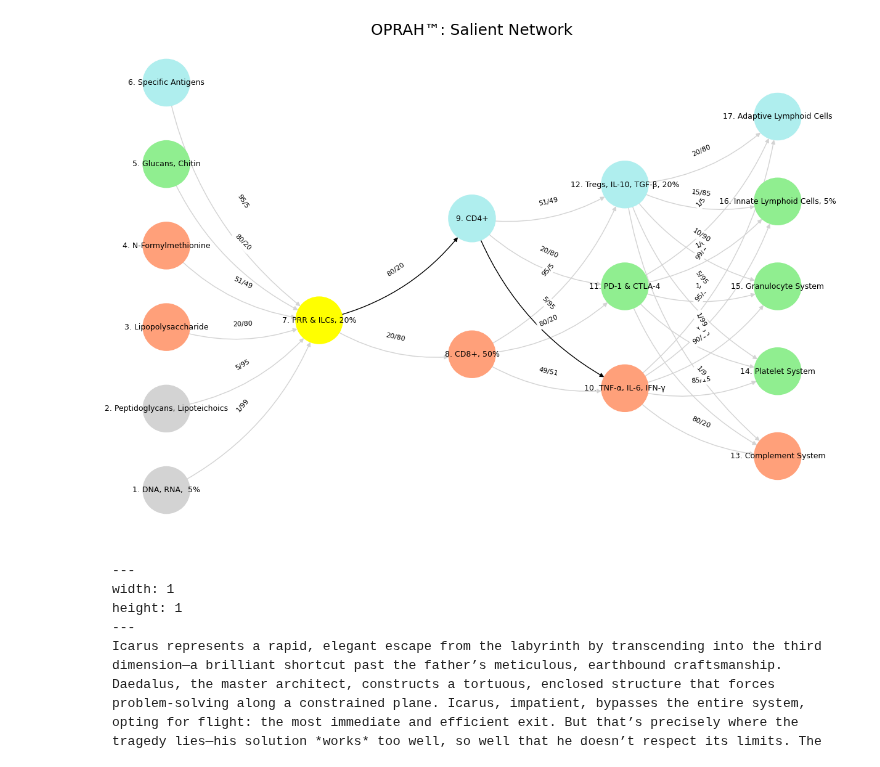
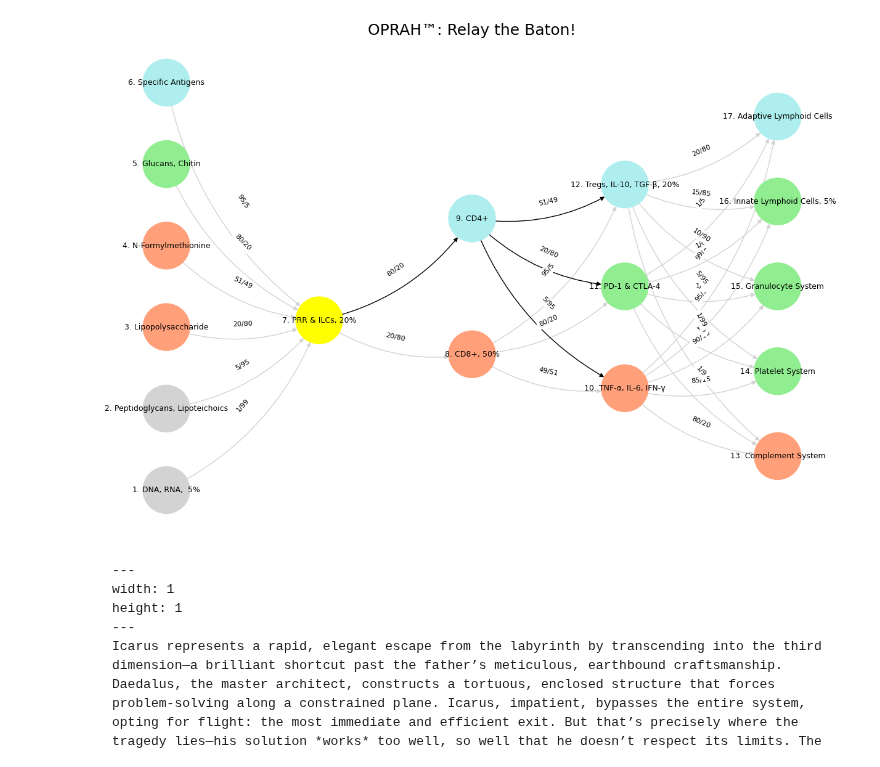
Before and after one commit to abikesa/artescienza, a Jupyter notebook: kitabo/ensi/_build/jupyter_execute/act3/part3/part3_3.ipynb, the cells around one changed output. Cells and saved outputs as stored; diff of their text form; code cells hidden in the pictures.

Commit message:
relay the baton!

````diff
--- a/kitabo/ensi/_build/jupyter_execute/act3/part3/part3_3.ipynb
+++ b/kitabo/ensi/_build/jupyter_execute/act3/part3/part3_3.ipynb
@@ -93,7 +93,9 @@ def define_edges():
 def define_black_edges():
     return {
         ('PRR & ILCs, 20%', 'CD4+'): '80/20',
-        ('CD4+', 'TNF-α, IL-6, IFN-γ'): '5/95'
+        ('CD4+', 'TNF-α, IL-6, IFN-γ'): '5/95',
+        ('CD4+', 'PD-1 & CTLA-4'): '20/80',
+        ('CD4+', 'Tregs, IL-10, TGF-β, 20%'): '51/49',
     }
 
 # Calculate node positions
@@ -125,35 +127,35 @@ def visualize_nn():
         positions = calculate_positions(nodes, x_offset=i * 2)
         for node, position in zip(nodes, positions):
             new_node = mapping[node]
             G.add_node(new_node, layer=layer_name)
             pos[new_node] = position
             node_colors.append(colors.get(node, 'lightgray'))
 
     # Add edges with updated node labels
     edge_colors = []
     for (source, target), weight in edges.items():
         if source in mapping and target in mapping:
             new_source = mapping[source]
             new_target = mapping[target]
             G.add_edge(new_source, new_target, weight=weight)
             edge_colors.append('black' if (source, target) in black_edges else 'lightgrey')
 
     # Draw the graph
     plt.figure(figsize=(12, 8))
     edges_labels = {(u, v): d["weight"] for u, v, d in G.edges(data=True)}
 
     nx.draw(
         G, pos, with_labels=True, node_color=node_colors, edge_color=edge_colors,
         node_size=3000, font_size=9, connectionstyle="arc3,rad=0.2"
     )
     nx.draw_networkx_edge_labels(G, pos, edge_labels=edges_labels, font_size=8)
-    plt.title("OPRAH™: Salient Network", fontsize=18)
+    plt.title("OPRAH™: Relay the Baton!", fontsize=18)
     plt.show()
 
 # Run the visualization
 visualize_nn()
 # %% [output]
-[figure, old version]
+[figure, new version]
 # %% [markdown]
 ```{figure} ../../figures/blanche.*
 ---
````
Also changed, not shown: parts of 1 cell of this notebook, 8 other files.
